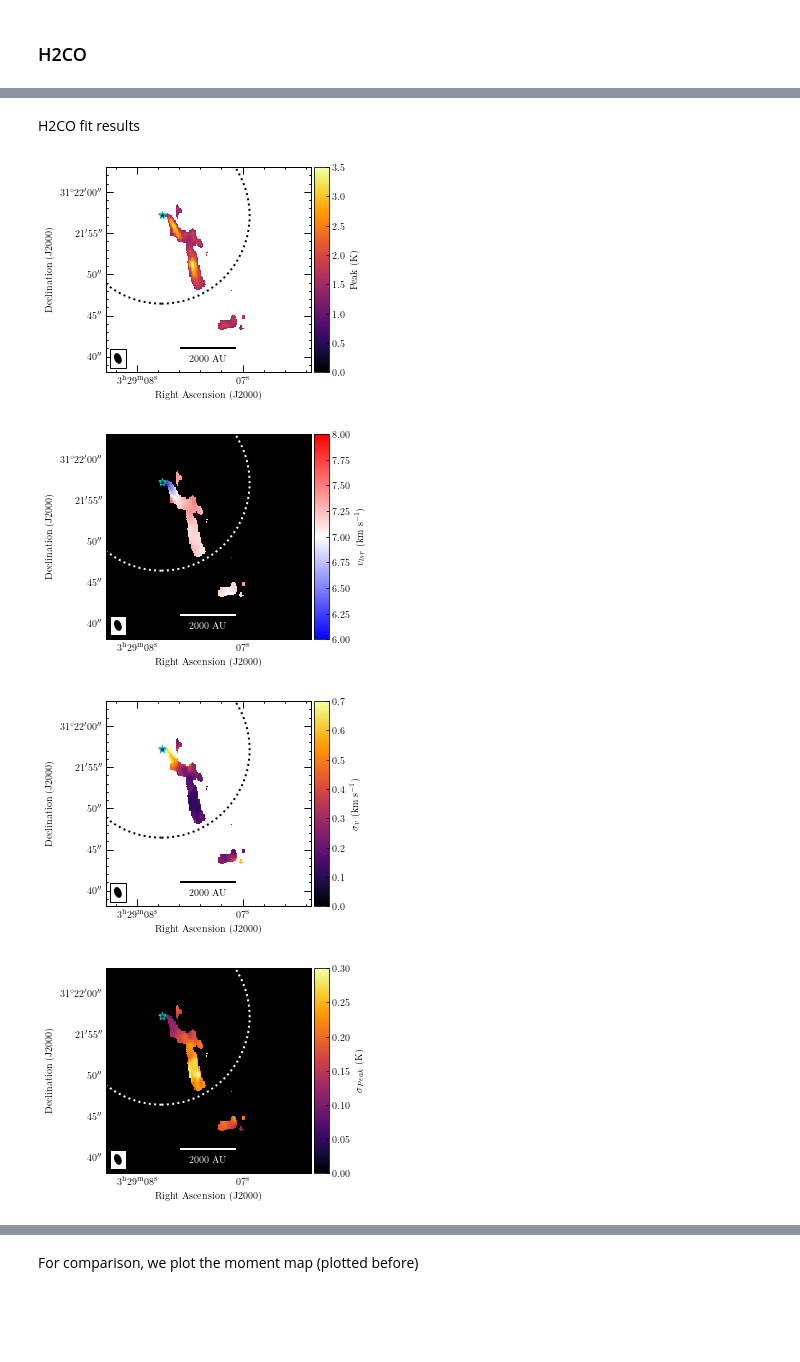
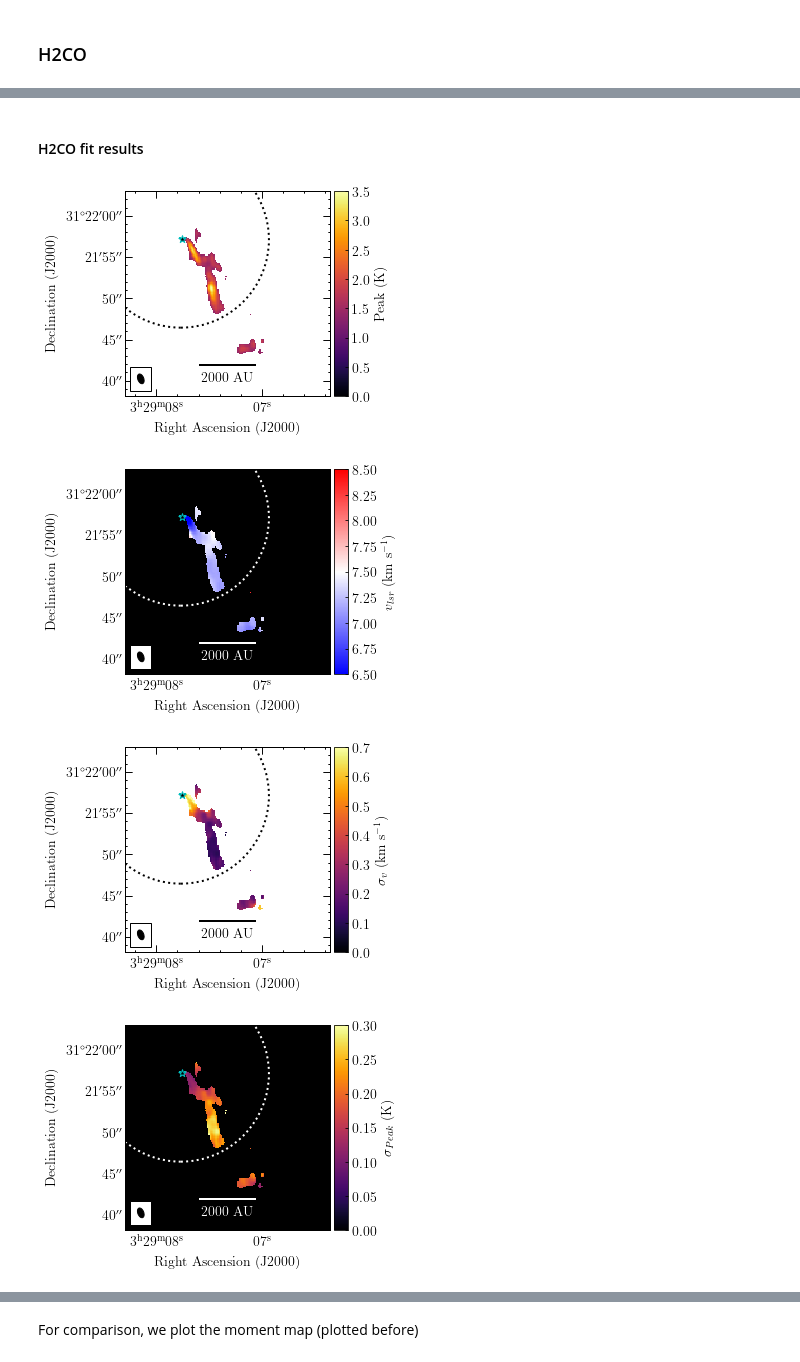
Before and after one commit to tere-valdivia/Per-emb-50_results, a Jupyter notebook: Data_figures.ipynb, the cells around one changed output, grey strips where cells are left out. Drawn from its saved outputs; the diff is of its cells as text; code cells hidden in the pictures; blank space fills up the shorter version.

```diff
--- a/Data_figures.ipynb
+++ b/Data_figures.ipynb
@@ -244,40 +278,40 @@ if saveaction:
 # %% [markdown]
-H2CO fit results
+#### H2CO fit results
 # %%
 saveaction = 1
 
 filename = H2CO_303_202_s + '_1G_fitparams'
 stretch = 'linear'
 paramcube = fits.getdata(filename+'.fits')
 head = fits.getheader(filename+'.fits')
 phasecent = np.array([head['ra'], head['dec']]) *u.deg
 freq = head['restfreq'] * u.Hz
 header = WCS(head).celestial.to_header()
 header['bmaj'] = head['bmaj']
 header['bmin'] = head['bmin']
 header['bpa'] = head['bpa']
 
 parameters = [0, 1, 2, 3, 4, 5] # 0 is amplitude, 1 is mean velocity, 2 is dispersion
-vmin = [0, 6, 0, 0, 0, 0]
-vmax = [3.5, 8, 0.7, 0.3, 0.2, 0.1]
+vmin = [0, 6.5, 0, 0, 0, 0]
+vmax = [3.5, 8.5, 0.7, 0.3, 0.2, 0.1]
 parameter_names = [r'Peak (K)', r'$v_{lsr}$ (km s$^{-1}$)', r'$\sigma_v$ (km s$^{-1}$)', r'$\sigma_{Peak}$ (K)', r'$\sigma_{v_{lsr}}$ (km s$^{-1}$)', r'$\sigma_{\Delta v}$ (FWHM, km s$^{-1}$)']
 cmaps = ['inferno', 'bwr', 'inferno', 'inferno', 'inferno', 'inferno']
 nancolor = ['w', 'k', 'w', 'k', 'k', 'k']
 for i in parameters:
   moment = paramcube[i]
   fig = plot_aplpy_standard(fits.PrimaryHDU(data=moment, header=header), stretch, vmin[i], vmax[i], cmaps[i], label_col='k', star_col='c')
   fig.colorbar.set_axis_label_text(parameter_names[i])
   if nancolor[i] == 'k':
     fig.show_circles(phasecent[0], phasecent[1], (pb_noema(freq).to(u.deg)*0.5).value, ls=':', color='w', lw=2)
     fig.scalebar.set_color('w')
   else:
     fig.show_circles(phasecent[0], phasecent[1], (pb_noema(freq).to(u.deg)*0.5).value, ls=':', color='k', lw=2)
   fig.set_nan_color(nancolor[i])
   if saveaction:
     savefile = filename + 'parameter'+str(i)+'.pdf'
     plt.savefig(savefile, bbox_inches='tight', dpi=300)
 # %% [output]
-[figure, old version]
+[figure, new version]
-[figure, old version]
+[figure, new version]
-[figure, old version]
+[figure, new version]
-[figure, old version]
+[figure, new version]
```
Also changed, not shown: parts of 28 cells of this notebook, 23 other files.
